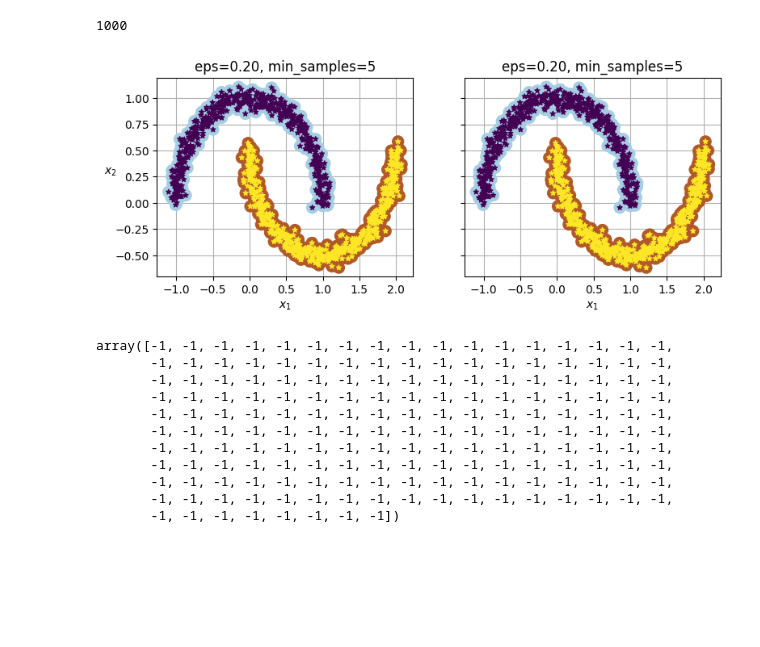
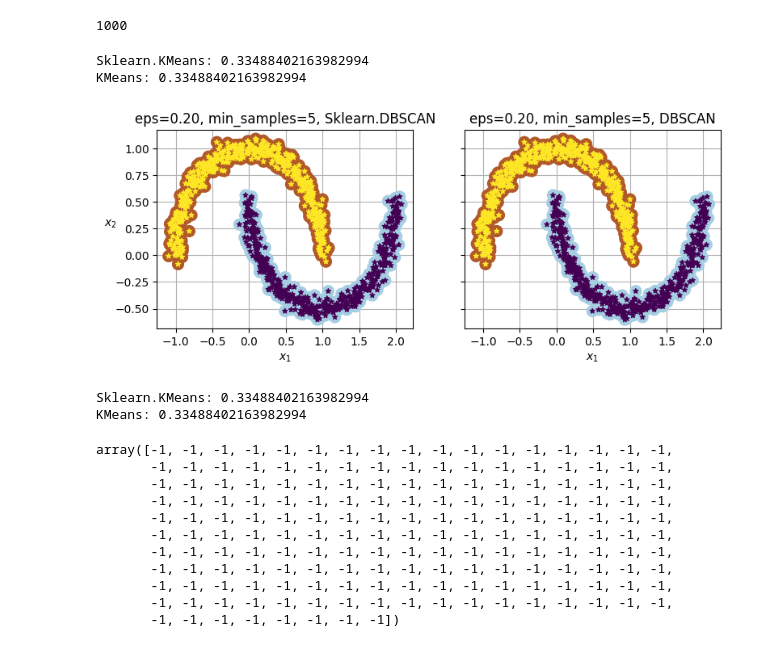
Before and after one commit to hoaghiepp/ml_learning, a Jupyter notebook: clustering-package/clustering_package/examples/dbscan_ex.ipynb, the cells around one changed output. Saved outputs shown, nothing was run; the diff lists cells and outputs as text; code cells hidden in the pictures; blank space fills up the shorter version.

```diff
--- a/clustering-package/clustering_package/examples/dbscan_ex.ipynb
+++ b/clustering-package/clustering_package/examples/dbscan_ex.ipynb
@@ -15,5 +17,5 @@ plt.show()
 # %%
-def plot_dbscan(dbscan, X, size, show_xlabels=True, show_ylabels=True):
+def plot_dbscan(dbscan, X, size, show_xlabels=True, show_ylabels=True, title=""):
     core_mask = np.zeros_like(dbscan.labels_, dtype=bool)
     core_mask[dbscan.core_sample_indices_] = True
     annomalies_mask = (dbscan.labels_ == -1)
@@ -39,7 +41,7 @@ def plot_dbscan(dbscan, X, size, show_xlabels=True, show_ylabels=True):
         plt.ylabel("$x_2$", rotation=0)
     else:
         plt.tick_params(labelleft=False)
-    plt.title(f"eps={dbscan.eps:.2f}, min_samples={dbscan.min_samples}")
+    plt.title(f"eps={dbscan.eps:.2f}, min_samples={dbscan.min_samples}, {title}")
     plt.grid()
     plt.gca().set_axisbelow(True)
 # %%
@@ -58,13 +60,24 @@ print(count)
 # %%
 plt.figure(figsize=(9, 3.2))
 
 plt.subplot(121)
-plot_dbscan(dbscan, X, size=100)
+plot_dbscan(dbscan, X, size=100, title="Sklearn.DBSCAN")
 
 plt.subplot(122)
-plot_dbscan(dbscan2, X, size=100, show_ylabels=False)
+plot_dbscan(dbscan2, X, size=100, show_ylabels=False, title="DBSCAN")
+
+print(f"Sklearn.KMeans: {silhouette_score(X, dbscan.fit_predict(X))}")
+print(f"KMeans: {silhouette_score(X, dbscan2.fit_predict(X))}")
 # %% [output]
+Sklearn.KMeans: 0.33488402163982994
+KMeans: 0.33488402163982994
-[figure, old version]
+[figure, new version]
+# %%
+print(f"Sklearn.KMeans: {silhouette_score(X, dbscan.fit_predict(X))}")
+print(f"KMeans: {silhouette_score(X, dbscan2.fit_predict(X))}")
+# %% [output]
+Sklearn.KMeans: 0.33488402163982994
+KMeans: 0.33488402163982994
 # %%
 import numpy as np
 import matplotlib.pyplot as plt
```
Also changed, not shown: parts of 6 cells of this notebook, 27 other files.
